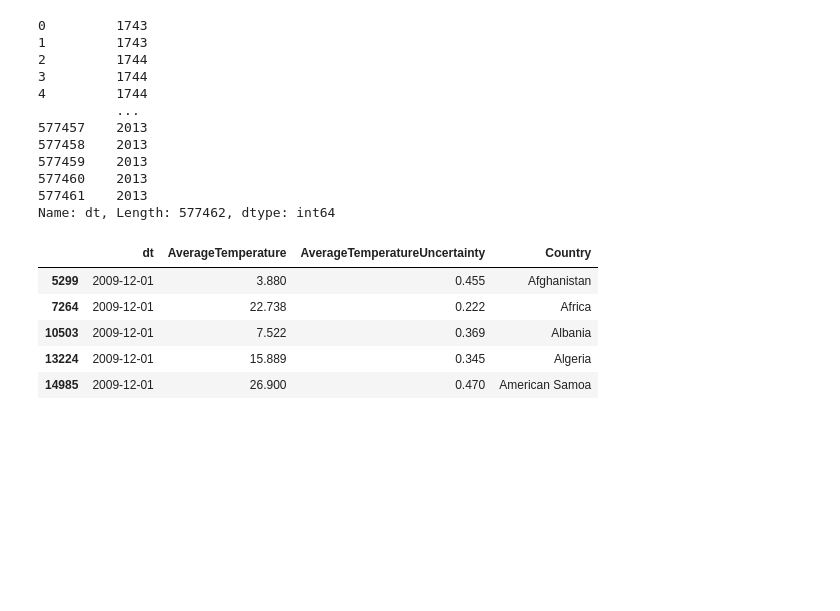
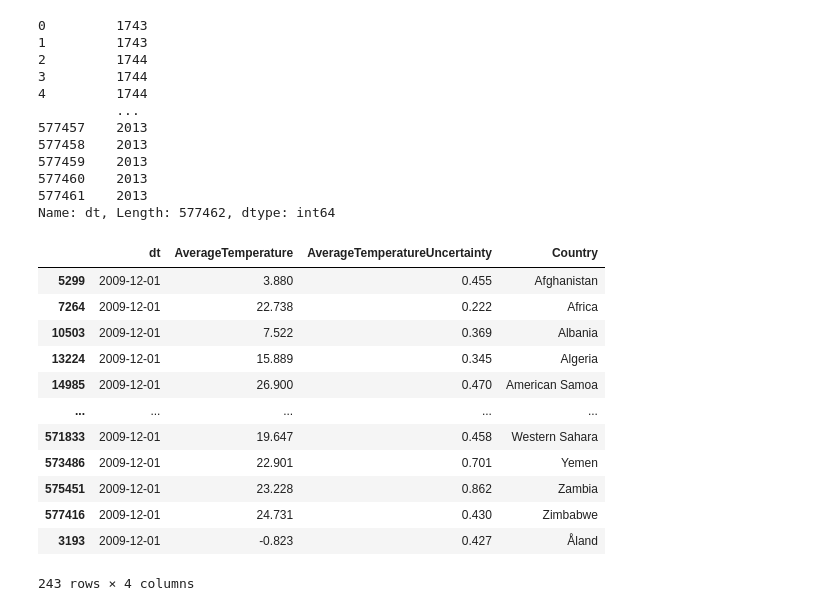
Before and after one commit to shwetajain1022/Project-4, a Jupyter notebook: population_gdp_SJ_WIP.ipynb, the cells around one changed output. Saved outputs shown, nothing was run; the diff lists cells and outputs as text; code cells hidden in the pictures; blank space fills up the shorter version.

```diff
--- a/population_gdp_SJ_WIP.ipynb
+++ b/population_gdp_SJ_WIP.ipynb
@@ -949,15 +949,22 @@ GlobalLandTemparature_df_v1 = GlobalLandTemparature_df[(GlobalLandTemparature_df
 # %%
 GlobalLandTemparature_df_v2 = GlobalLandTemparature_df_v1.loc[GlobalLandTemparature_df_v1.groupby(GlobalLandTemparature_df_v1['Country'])['dt'].idxmax()]
 GlobalLandTemparature_df_v2['Country'] = GlobalLandTemparature_df_v2['Country'].replace("China","People's Republic of China")
 GlobalLandTemparature_df_v2['Country'] = GlobalLandTemparature_df_v2['Country'].replace("South Korea","Korea")
 GlobalLandTemparature_df_v2['Country'] = GlobalLandTemparature_df_v2['Country'].replace("Turkey",'Republic of Turkiye')
 GlobalLandTemparature_df_v2['Country'] = GlobalLandTemparature_df_v2['Country'].replace("Macedonia",'North Macedonia')
 GlobalLandTemparature_df_v2['Country'] = GlobalLandTemparature_df_v2['Country'].replace("Slovakia",'Slovak Republic')
-GlobalLandTemparature_df_v2.head()
+GlobalLandTemparature_df_v2
 # %% [output]
 |  | dt | AverageTemperature | AverageTemperatureUncertainty | Country |
 | 5299 | 2009-12-01 | 3.880 | 0.455 | Afghanistan |
 | 7264 | 2009-12-01 | 22.738 | 0.222 | Africa |
 | 10503 | 2009-12-01 | 7.522 | 0.369 | Albania |
 | 13224 | 2009-12-01 | 15.889 | 0.345 | Algeria |
 | 14985 | 2009-12-01 | 26.900 | 0.470 | American Samoa |
+| ... | ... | ... | ... | ... |
+| 571833 | 2009-12-01 | 19.647 | 0.458 | Western Sahara |
+| 573486 | 2009-12-01 | 22.901 | 0.701 | Yemen |
+| 575451 | 2009-12-01 | 23.228 | 0.862 | Zambia |
+| 577416 | 2009-12-01 | 24.731 | 0.430 | Zimbabwe |
+| 3193 | 2009-12-01 | -0.823 | 0.427 | Åland |
+243 rows × 4 columns
```
Also changed, not shown: parts of 13 cells of this notebook, 1 other file.
